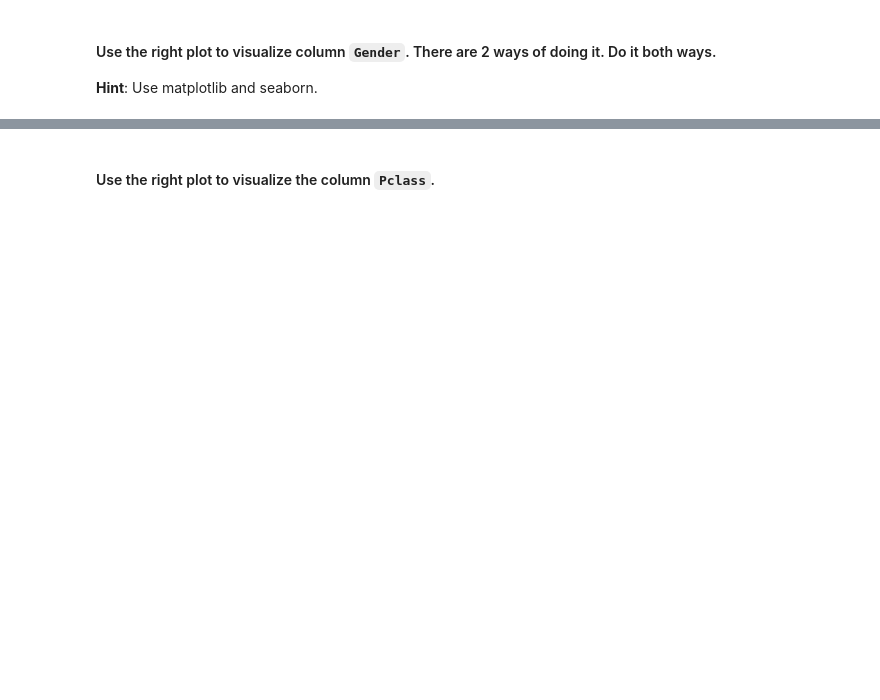
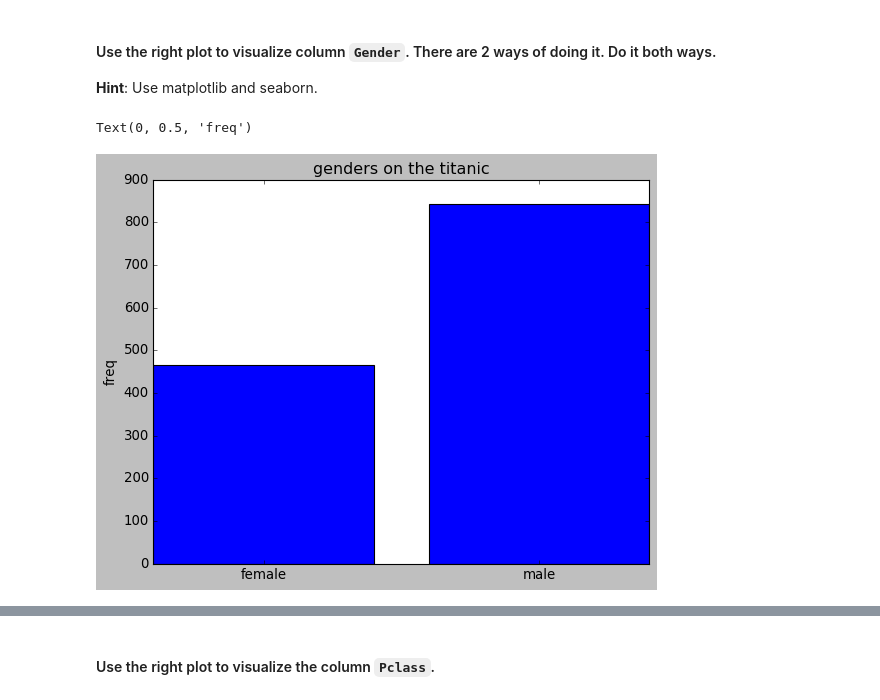
Before and after one commit to FHnt97/lab-matplotlib-seaborn, a Jupyter notebook: your-code/main.ipynb, the cells around one changed output, grey strips where cells are left out. Drawn from its saved outputs; the diff is of its cells as text; code cells hidden in the pictures; blank space fills up the shorter version.

```diff
--- a/your-code/main.ipynb
+++ b/your-code/main.ipynb
@@ -291,4 +363,17 @@ your comments here
 # %% [markdown]
 #### Use the right plot to visualize column `Gender`. There are 2 ways of doing it. Do it both ways.
 **Hint**: Use matplotlib and seaborn.
+# %%
+# Method 1 - matplotlib
+# your code here
+gender = titanic.groupby(["Gender"]).count()[["PassengerId"]]
+x = gender.index
+y = gender["PassengerId"]
+
+plt.bar(x,y)
+plt.title("genders on the titanic")
+plt.ylabel("freq")
+# %% [output]
+Text(0, 0.5, 'freq')
+[figure, added]
 # %%
```
Also changed, not shown: parts of 41 cells of this notebook.
